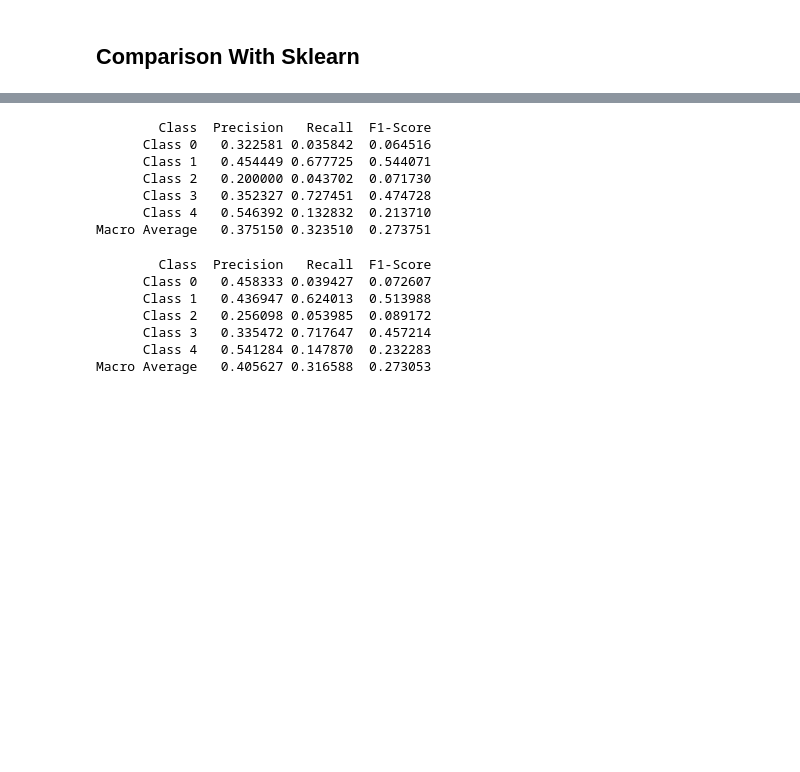
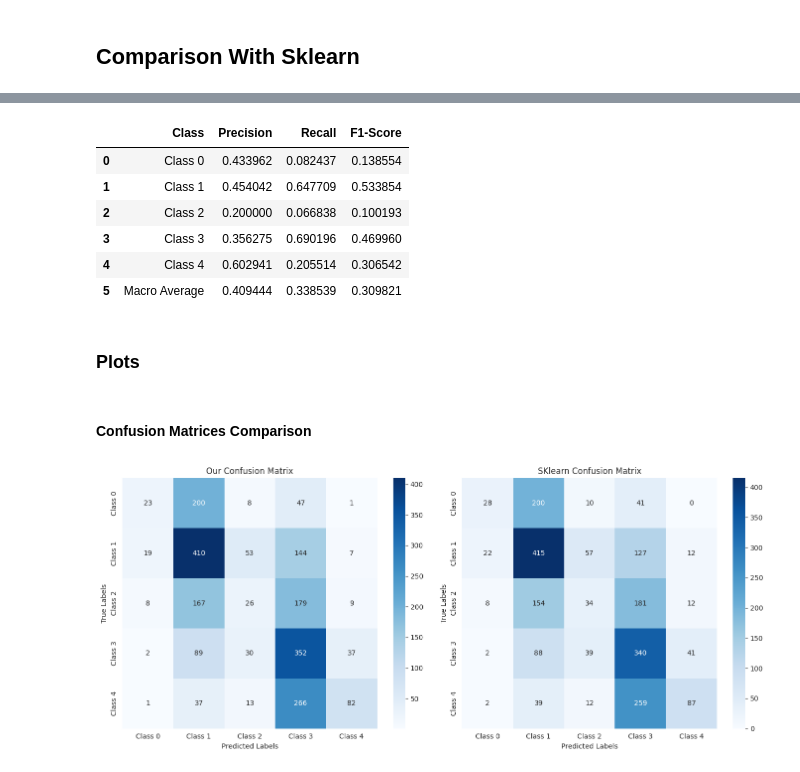
Before and after one commit to YoussefAboelwafa/SST_Text-Classification, a Jupyter notebook: Naive-Bayes-Classifier.ipynb, the cells around one changed output, grey strips where cells are left out. Saved outputs shown, nothing was run; the diff lists cells and outputs as text; code cells hidden in the pictures; blank space fills up the shorter version.

Commit message:
Plots and comparison done

```diff
--- a/Naive-Bayes-Classifier.ipynb
+++ b/Naive-Bayes-Classifier.ipynb
@@ -112,6 +91,7 @@ def test_naive_bayes(testdoc, logprior, loglikelihood, C, V):
 ## Training Accuracy
 # %%
 cnt=0
+log_prior, log_likelihood = train_naive_bayes(train_df, vocab, doc_term_matrix)
 for _, row in train_df.iterrows():
     predicted_class=test_naive_bayes(row['sentence'], log_prior, log_likelihood, [0, 1, 2, 3, 4], vocab)
     if predicted_class == row['label']:
@@ -120,6 +100,7 @@ for _, row in train_df.iterrows():
 # compute accuracy
 accuracy = cnt/len(train_df)
 
+
 print(f'Train Accuracy: {accuracy}')
 # %% [output]
 Train Accuracy: 0.7400514981273408
@@ -131,6 +112,7 @@ true_labels = []
 predicted_labels = []
 
 cnt=0
+log_prior, log_likelihood = train_naive_bayes(train_df, vocab, doc_term_matrix)
 for _, row in test_df.iterrows():
     predicted_class=test_naive_bayes(row['sentence'], log_prior, log_likelihood, [0, 1, 2, 3, 4], vocab)
     true_labels.append(row['label'])
@@ -141,6 +123,6 @@ for _, row in test_df.iterrows():
 # compute accuracy
 accuracy = cnt/len(test_df)
 
-print(f'Test Accuracy: {accuracy}')
+print(f'Test Accuracy: {accuracy * 100:.2f}%')
 print(f'Number of wrong predicted sentences:{len(test_df)-cnt}')
 # %% [output]
@@ -260,5 +213,6 @@ Accuracy: 0.4090497737556561
 # %%
 from sklearn.metrics import confusion_matrix
 conf_matrix_sk = confusion_matrix(true_labels, predictions)
-print_confusion_matrix_table(conf_matrix_sk, class_labels)
+conf_matrix_sk_df = pd.DataFrame(conf_matrix_sk, index=class_labels, columns=class_labels)
+conf_matrix_sk_df
 # %% [output]
@@ -271,0 +236,5 @@ Class 4        1       41        9      295       53
+# %%
+num_classes = 5
+conf_matrix = compute_confusion_matrix(true_labels, predicted_labels, num_classes)
+confusion_matrix_df = pd.DataFrame(conf_matrix, index=class_labels, columns=class_labels)
+confusion_matrix_df
@@ -272,22 +248,37 @@ Class 4        1       41        9      295       53
 # %%
-metrics = calculate_metrics(conf_matrix_sk)
-print(metrics.to_string(index=False))
+metrics = calculate_metrics(conf_matrix)
+metrics
 # %% [output]
-        Class  Precision   Recall  F1-Score
-      Class 0   0.322581 0.035842  0.064516
-      Class 1   0.454449 0.677725  0.544071
-      Class 2   0.200000 0.043702  0.071730
-      Class 3   0.352327 0.727451  0.474728
-      Class 4   0.546392 0.132832  0.213710
-Macro Average   0.375150 0.323510  0.273751
+|  | Class | Precision | Recall | F1-Score |
+| 0 | Class 0 | 0.433962 | 0.082437 | 0.138554 |
+| 1 | Class 1 | 0.454042 | 0.647709 | 0.533854 |
+| 2 | Class 2 | 0.200000 | 0.066838 | 0.100193 |
+| 3 | Class 3 | 0.356275 | 0.690196 | 0.469960 |
+| 4 | Class 4 | 0.602941 | 0.205514 | 0.306542 |
+| 5 | Macro Average | 0.409444 | 0.338539 | 0.309821 |
-# %%
-metrics = calculate_metrics(conf_matrix)
-print(metrics.to_string(index=False))
-# %% [output]
-        Class  Precision   Recall  F1-Score
-      Class 0   0.458333 0.039427  0.072607
-      Class 1   0.436947 0.624013  0.513988
-      Class 2   0.256098 0.053985  0.089172
-      Class 3   0.335472 0.717647  0.457214
-      Class 4   0.541284 0.147870  0.232283
-Macro Average   0.405627 0.316588  0.273053
+# %% [markdown]
+### Plots
+# %% [markdown]
+#### Confusion Matrices Comparison
+# %%
+import matplotlib.pyplot as plt
+import seaborn as sns
+# Plot the heatmaps side-by-side
+fig, axes = plt.subplots(1, 2, figsize=(14, 6))
+
+# Heatmap for the first confusion matrix
+sns.heatmap(confusion_matrix_df, annot=True, fmt="d", cmap="Blues", ax=axes[0])
+axes[0].set_title("Our Confusion Matrix")
+axes[0].set_xlabel("Predicted Labels")
+axes[0].set_ylabel("True Labels")
+
+# Heatmap for the second confusion matrix
+sns.heatmap(conf_matrix_sk_df, annot=True, fmt="d", cmap="Blues", ax=axes[1])
+axes[1].set_title("SKlearn Confusion Matrix")
+axes[1].set_xlabel("Predicted Labels")
+axes[1].set_ylabel("True Labels")
+
+plt.tight_layout()
+plt.show()
+# %% [output]
+[figure, added]
```
Also changed, not shown: parts of 17 cells of this notebook, 1 other file.
